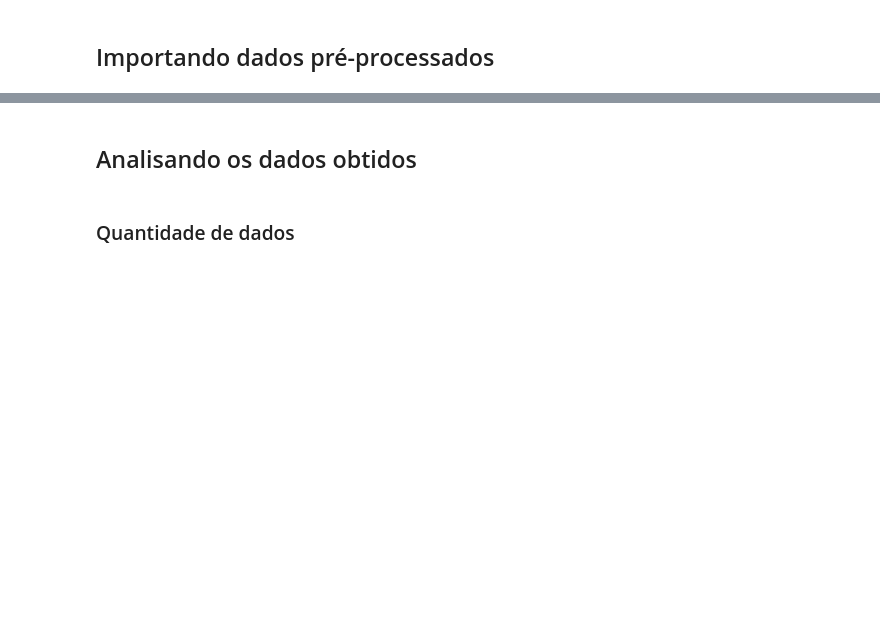
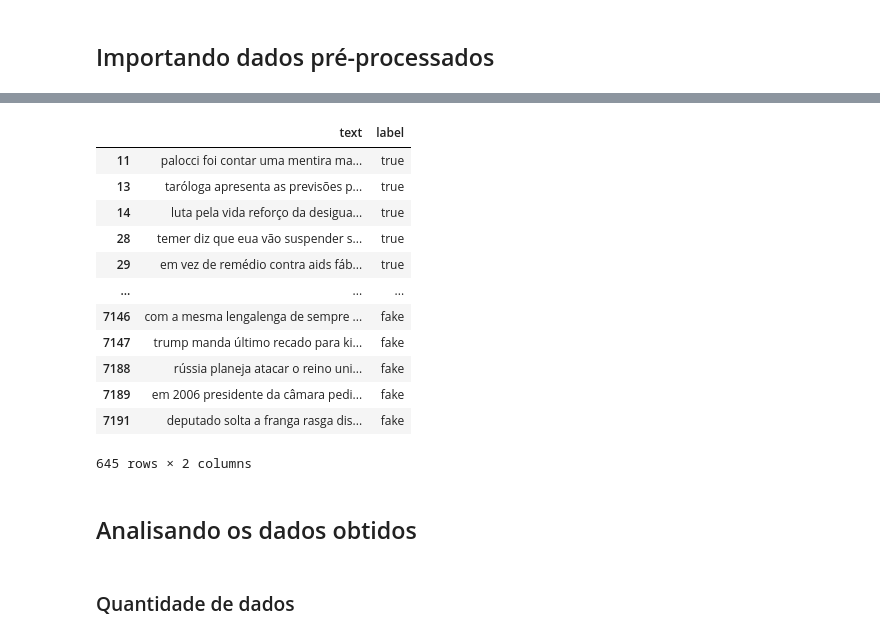
Before and after one commit to atlantico-academy/apura, a Jupyter notebook: notebooks/01 - Exploratory Data Analysis.ipynb, the cells around one changed output, grey strips where cells are left out. Cells and saved outputs as stored; diff of their text form; code cells hidden in the pictures; blank space fills up the shorter version.

```diff
--- a/notebooks/01 - Exploratory Data Analysis.ipynb
+++ b/notebooks/01 - Exploratory Data Analysis.ipynb
@@ -47,3 +124,19 @@ news_df.sample(10)
+# %%
+news_df[news_df['text'].apply(lambda c: str(c).find('discurso')) != -1]
+# %% [output]
+|  | text | label |
+| 11 | palocci foi contar uma mentira ma... | true |
+| 13 | taróloga apresenta as previsões p... | true |
+| 14 | luta pela vida reforço da desigua... | true |
+| 28 | temer diz que eua vão suspender s... | true |
+| 29 | em vez de remédio contra aids fáb... | true |
+| ... | ... | ... |
+| 7146 | com a mesma lengalenga de sempre ... | fake |
+| 7147 | trump manda último recado para ki... | fake |
+| 7188 | rússia planeja atacar o reino uni... | fake |
+| 7189 | em 2006 presidente da câmara pedi... | fake |
+| 7191 | deputado solta a franga rasga dis... | fake |
+645 rows × 2 columns
 # %% [markdown]
 ## Analisando os dados obtidos
 # %% [markdown]
```
Also changed, not shown: parts of 20 cells of this notebook.
